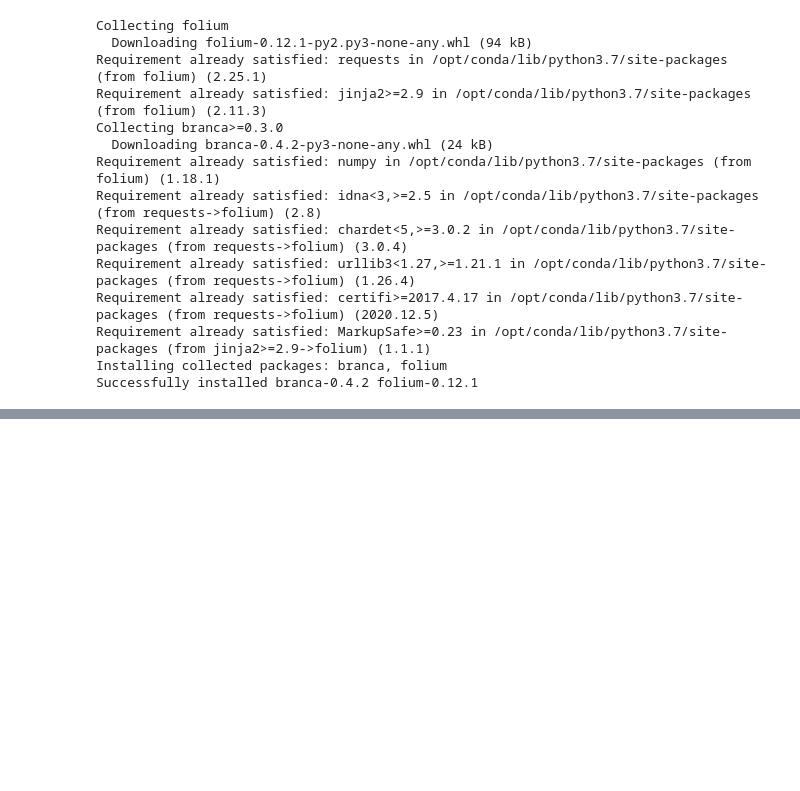
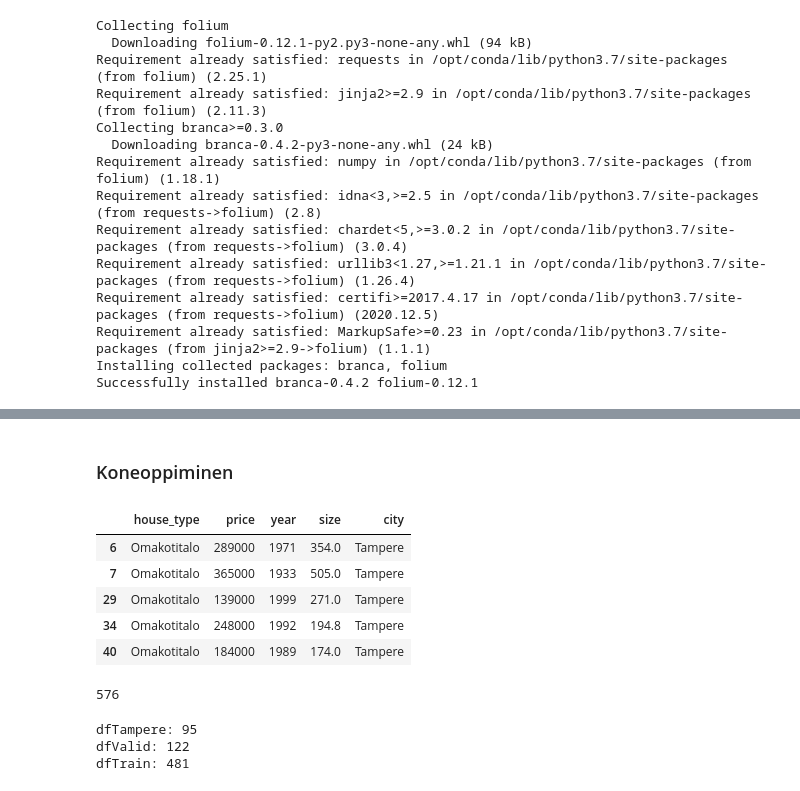
Before and after one commit to sarapaivi/joda, a Jupyter notebook: joda_ht.ipynb, the cells around one changed output, grey strips where cells are left out. Saved outputs shown, nothing was run; the diff lists cells and outputs as text; code cells hidden in the pictures; blank space fills up the shorter version.

```diff
--- a/joda_ht.ipynb
+++ b/joda_ht.ipynb
@@ -349,0 +370,2 @@ my_map
+# %% [markdown]
+### Koneoppiminen
@@ -349,0 +379,15 @@ my_map
+# %%
+dfTampere = df.iloc[:,[0,2,3,4,7]]
+dfTampere = dfTampere[ dfTampere['city'] == 'Tampere']
+dfTampere.head()
+# %% [output]
+|  | house_type | price | year | size | city |
+| 6 | Omakotitalo | 289000 | 1971 | 354.0 | Tampere |
+| 7 | Omakotitalo | 365000 | 1933 | 505.0 | Tampere |
+| 29 | Omakotitalo | 139000 | 1999 | 271.0 | Tampere |
+| 34 | Omakotitalo | 248000 | 1992 | 194.8 | Tampere |
+| 40 | Omakotitalo | 184000 | 1989 | 174.0 | Tampere |
+# %%
+df.shape[0]
+# %% [output]
+576
@@ -349,0 +407,8 @@ my_map
+# %%
+print("dfTampere:", dfTampere.shape[0])
+print("dfValid:", dfValid.shape[0])
+print("dfTrain:", dfTrain.shape[0])
+# %% [output]
+dfTampere: 95
+dfValid: 122
+dfTrain: 481
```
Also changed, not shown: parts of 13 cells of this notebook.
